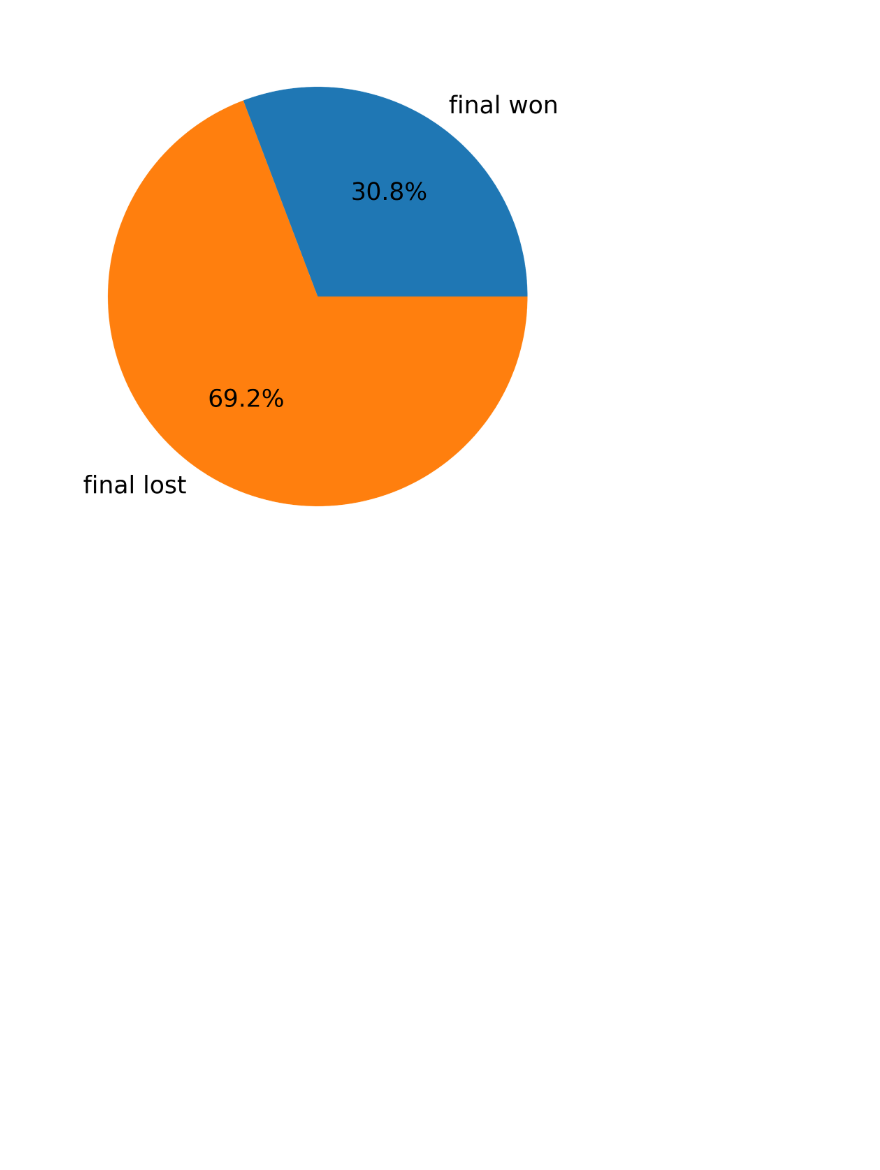
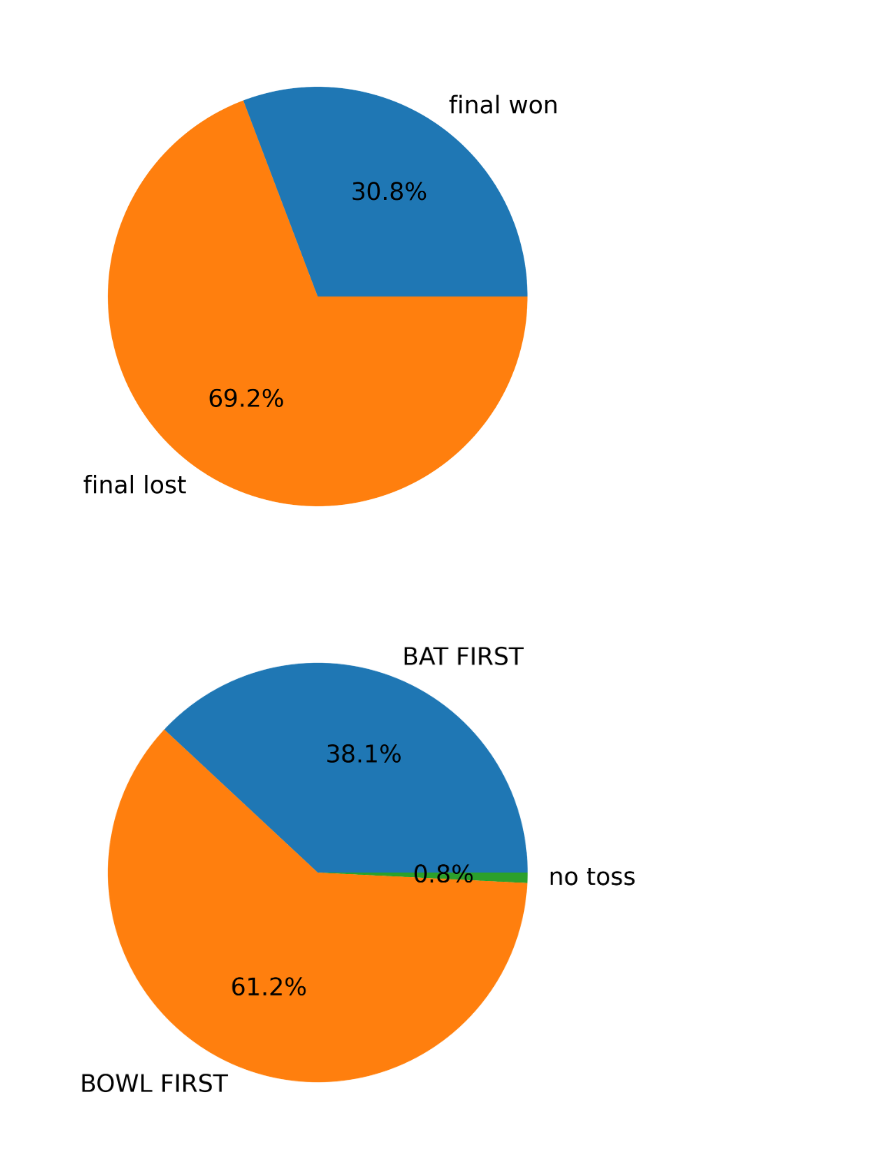
Before and after one commit to RohitRanjangit/IPlDataAnalysis, a Jupyter notebook: src/overall.ipynb, the cells around one changed output. Cells and saved outputs as stored; diff of their text form; code cells hidden in the pictures; blank space fills up the shorter version.

Commit message:
update visualizations

```diff
--- a/src/overall.ipynb
+++ b/src/overall.ipynb
@@ -302,3 +317,16 @@ def final_win_toss_to_win():
 final_win_toss_to_win()
 # %% [output]
 [figure]
+# %%
+def toss_decision():
+    toss_df = season_summary_df['decision'].dropna()
+    toss_df = toss_df.groupby(toss_df).count()
+    toss_df = toss_df.to_dict()
+    toss_df_keys = list(toss_df.keys())
+    toss_df_values = list(toss_df.values())
+    plt.pie(toss_df_values, labels=toss_df_keys, autopct='%1.1f%%')
+    plt.savefig('../img/pngs/toss_decision.png')
+    plt.show()
+toss_decision()
+# %% [output]
+[figure, added]
```
Also changed, not shown: parts of 11 cells of this notebook, 28 other files.
